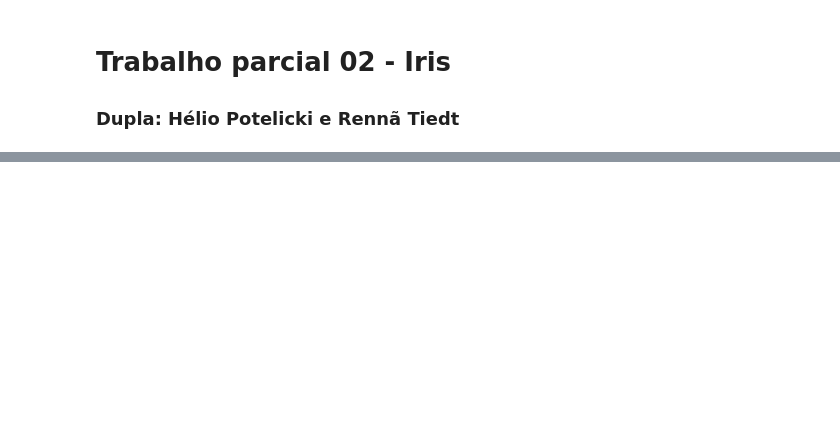
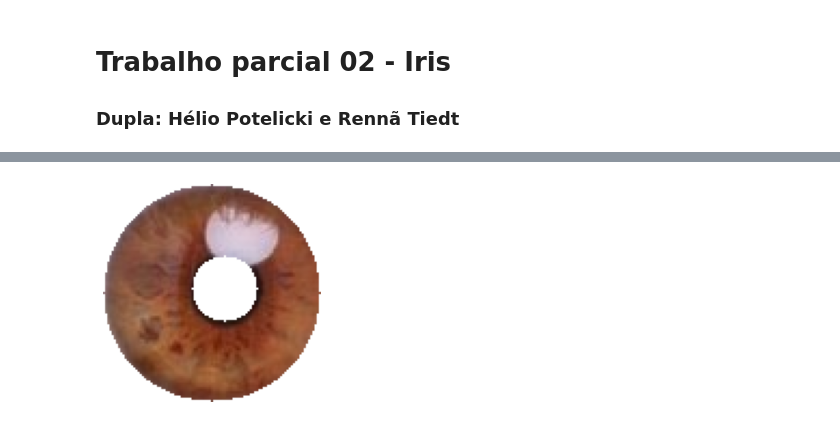
Before and after one commit to HELIOPOTELICKI/Trabalho_parcial_02_Iris, a Jupyter notebook: Iris_Cutter.ipynb, the cells around one changed output, grey strips where cells are left out. Saved outputs shown, nothing was run; the diff lists cells and outputs as text; code cells hidden in the pictures; blank space fills up the shorter version.

```diff
--- a/Iris_Cutter.ipynb
+++ b/Iris_Cutter.ipynb
@@ -84,0 +120,14 @@ cv2.waitKey(0)
+# %%
+image = cv2.imread('images\iris4.jpg')
+image = remove_background(image)
+image[np.where((image == [0, 0, 0]).all(axis=2))] = [255, 255, 255]
+image = remove_pupil(image)
+
+#cv2.imshow("cut", image)
+#cv2.waitKey(0)
+
+plt.axis("off")
+plt.imshow(cv2.cvtColor(image, cv2.COLOR_BGR2RGB))
+plt.show()
+# %% [output]
+[figure, added]
```
Also changed, not shown: parts of 6 cells of this notebook.
